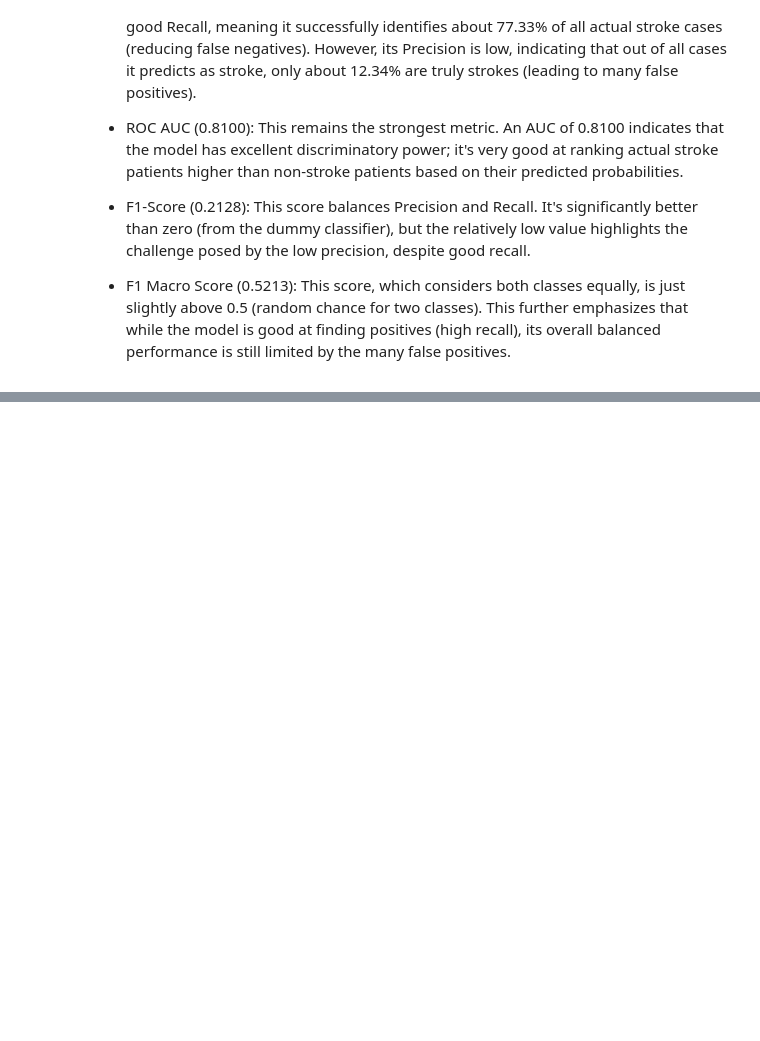
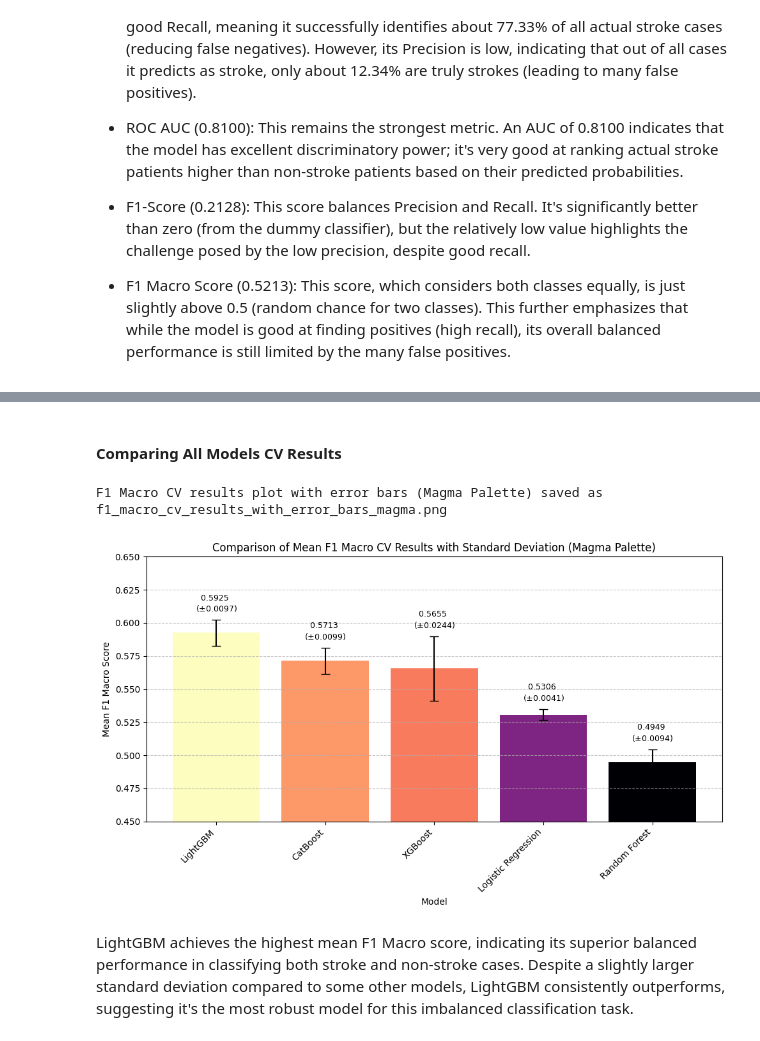
Before and after one commit to Duccard/stroke_risk_prediction, a Jupyter notebook: StrokeRiskPredictionModel.ipynb, the cells around one changed output, grey strips where cells are left out. Drawn from its saved outputs; the diff is of its cells as text; code cells hidden in the pictures; blank space fills up the shorter version.

```diff
--- a/StrokeRiskPredictionModel.ipynb
+++ b/StrokeRiskPredictionModel.ipynb
@@ -1739,0 +2487,79 @@ F1 Macro Score: 0.5213
+# %% [markdown]
+#### Comparing All Models CV Results
+# %%
+import pandas as pd
+import matplotlib.pyplot as plt
+import matplotlib.cm as cm
+import numpy as np
+
+# F1 Macro results (Mean and Std) from previous runs
+cv_f1_macro_data = {  # Renamed variable as per user's request
+    "Model": [
+        "Logistic Regression",
+        "Random Forest",
+        "XGBoost",
+        "LightGBM",
+        "CatBoost",
+    ],
+    "Mean F1 Macro Score": [0.5306, 0.4949, 0.5655, 0.5925, 0.5713],
+    "Std F1 Macro Score": [0.0041, 0.0094, 0.0244, 0.0097, 0.0099],
+}
+
+# Create a DataFrame
+df_f1_macro_error = pd.DataFrame(cv_f1_macro_data)
+
+# Sort the DataFrame by Mean F1 Macro Score for better visualization
+df_f1_macro_error = df_f1_macro_error.sort_values(
+    by="Mean F1 Macro Score", ascending=False
+)
+
+# Normalize the F1 scores to map them to colors in the colormap
+norm = plt.Normalize(
+    df_f1_macro_error["Mean F1 Macro Score"].min(),
+    df_f1_macro_error["Mean F1 Macro Score"].max(),
+)
+cmap = cm.get_cmap("magma")
+colors = cmap(norm(df_f1_macro_error["Mean F1 Macro Score"]))
+
+
+# Plotting the bar chart with error bars
+plt.figure(figsize=(10, 6))
+bars = plt.bar(
+    df_f1_macro_error["Model"],
+    df_f1_macro_error["Mean F1 Macro Score"],
+    yerr=df_f1_macro_error["Std F1 Macro Score"],
+    capsize=5,  # Width of the error bar caps
+    color=colors,  # Apply magma colors
+)
+plt.xlabel("Model")
+plt.ylabel("Mean F1 Macro Score")
+plt.title(
+    "Comparison of Mean F1 Macro CV Results with Standard Deviation (Magma Palette)"
+)
+plt.ylim(0.45, 0.65)  # Set y-axis limits to better highlight differences
+plt.grid(axis="y", linestyle="--", alpha=0.7)
+plt.xticks(rotation=45, ha="right")
+plt.tight_layout()
+
+# Add values on top of the bars
+for i, bar in enumerate(bars):
+    mean_score = df_f1_macro_error.iloc[i]["Mean F1 Macro Score"]
+    std_score = df_f1_macro_error.iloc[i]["Std F1 Macro Score"]
+    plt.text(
+        bar.get_x() + bar.get_width() / 2,
+        mean_score + std_score + 0.005,  # Position text above the error bar
+        f"{mean_score:.4f} \n($\pm${std_score:.4f})",  # Format as Mean (±Std)
+        ha="center",
+        va="bottom",
+        fontsize=9,
+    )
+
+plt.savefig("f1_macro_cv_results_with_error_bars_magma.png")
+print(
+    "F1 Macro CV results plot with error bars (Magma Palette) saved as f1_macro_cv_results_with_error_bars_magma.png"
+)
+# %% [output]
+F1 Macro CV results plot with error bars (Magma Palette) saved as f1_macro_cv_results_with_error_bars_magma.png
+[figure, added]
+# %% [markdown]
+LightGBM achieves the highest mean F1 Macro score, indicating its superior balanced performance in classifying both stroke and non-stroke cases. Despite a slightly larger standard deviation compared to some other models, LightGBM consistently outperforms, suggesting it's the most robust model for this imbalanced classification task.
```
Also changed, not shown: parts of 65 cells of this notebook.
